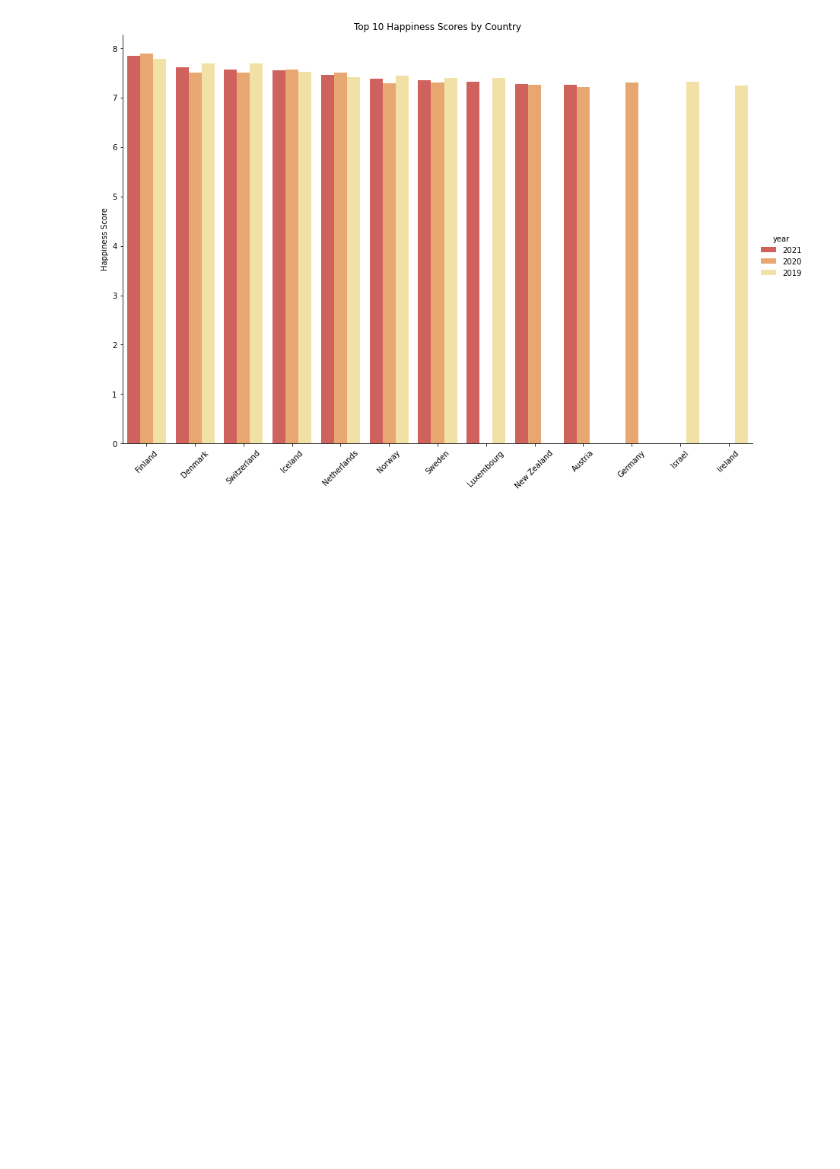
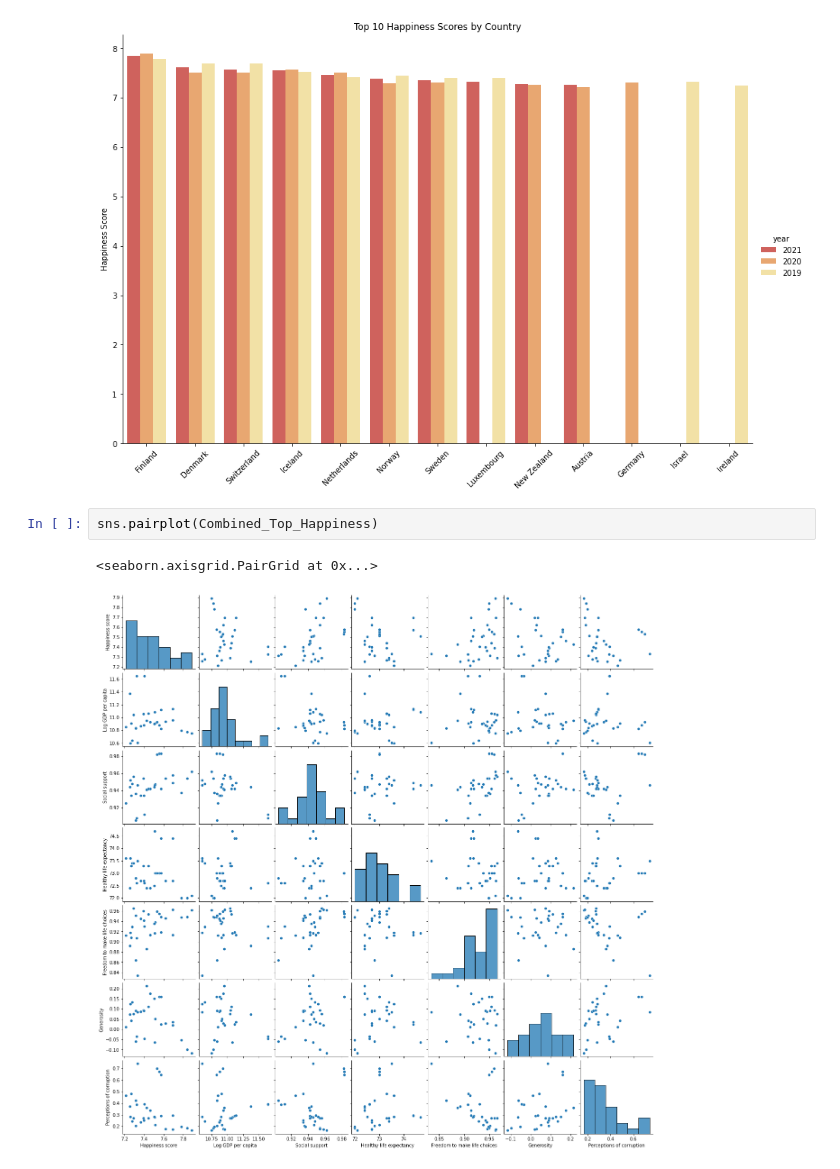
Before and after one commit to data301-2021-summer2/project-group25-project, a Jupyter notebook: analysis/analysis.ipynb, the cells around one changed output. Drawn from its saved outputs; the diff is of its cells as text; blank space fills up the shorter version.

```diff
--- a/analysis/analysis.ipynb
+++ b/analysis/analysis.ipynb
@@ -535,3 +507,8 @@ ax.set(ylabel='Happiness Score', xlabel='')
 plt.show()
 # %% [output]
 [figure]
+# %%
+sns.pairplot(Combined_Top_Happiness)
+# %% [output]
+<seaborn.axisgrid.PairGrid at 0x...>
+[figure, added]
```
Also changed, not shown: parts of 14 cells of this notebook, 3 other files.
